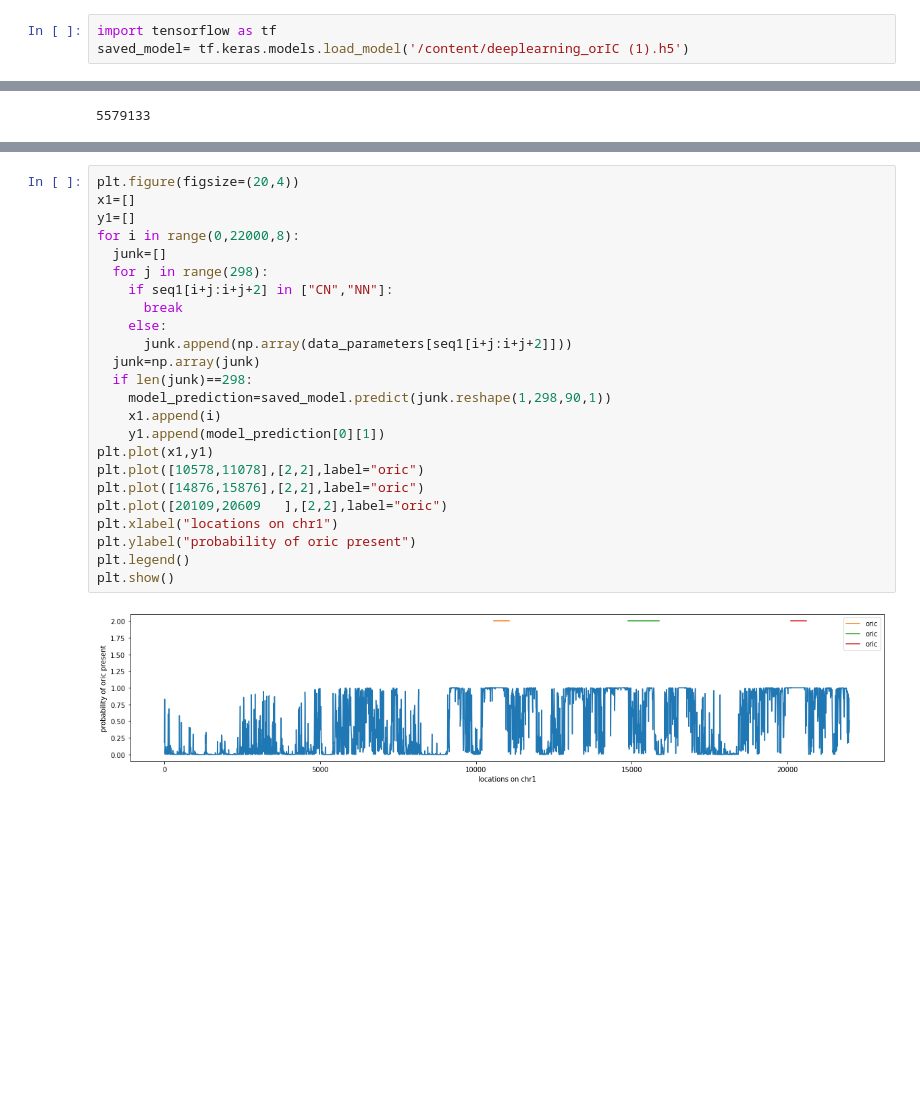
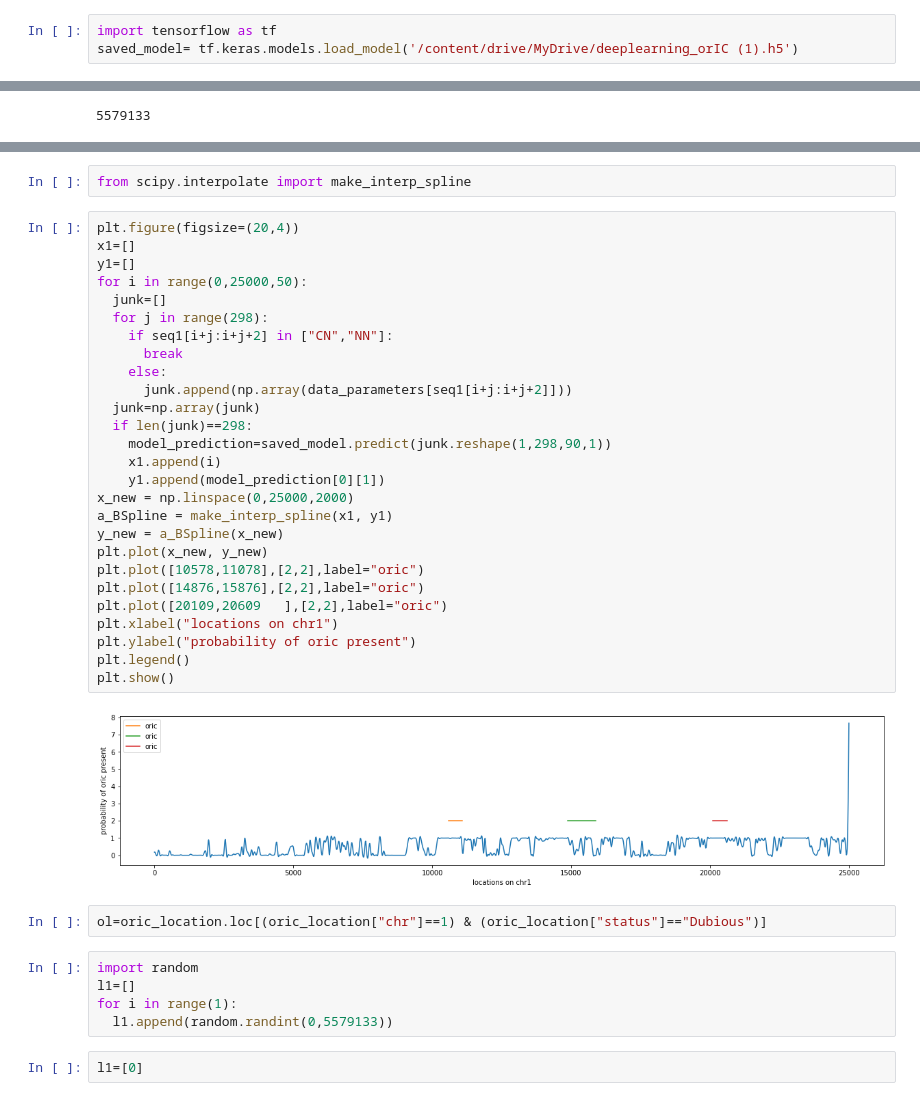
Before and after one commit to Dinesh-Adhithya-H/Bioinformatics, a Jupyter notebook: Model_Application_on_S_pombe.ipynb, the cells around one changed output, grey strips where cells are left out. Cells and saved outputs as stored; diff of their text form; blank space fills up the shorter version.

```diff
--- a/Model_Application_on_S_pombe.ipynb
+++ b/Model_Application_on_S_pombe.ipynb
@@ -193,6 +198,6 @@ array([[[[ 0.57],
 # %%
 import tensorflow as tf
-saved_model= tf.keras.models.load_model('/content/deeplearning_orIC (1).h5')
+saved_model= tf.keras.models.load_model('/content/drive/MyDrive/deeplearning_orIC (1).h5')
 # %%
 saved_model.summary()
 # %% [output]
@@ -304,26 +313,40 @@ oric_location.loc[oric_location["chr"]==1].iloc[:10]
+# %%
+from scipy.interpolate import make_interp_spline
 # %%
 plt.figure(figsize=(20,4))
 x1=[]
 y1=[]
-for i in range(0,22000,8):
+for i in range(0,25000,50):
   junk=[]
   for j in range(298):
     if seq1[i+j:i+j+2] in ["CN","NN"]:
       break
     else:
       junk.append(np.array(data_parameters[seq1[i+j:i+j+2]]))
   junk=np.array(junk)
   if len(junk)==298:
     model_prediction=saved_model.predict(junk.reshape(1,298,90,1))
     x1.append(i)
     y1.append(model_prediction[0][1])
-plt.plot(x1,y1)
+x_new = np.linspace(0,25000,2000)
+a_BSpline = make_interp_spline(x1, y1)
+y_new = a_BSpline(x_new)
+plt.plot(x_new, y_new)
 plt.plot([10578,11078],[2,2],label="oric")
 plt.plot([14876,15876],[2,2],label="oric")
 plt.plot([20109,20609	],[2,2],label="oric")
 plt.xlabel("locations on chr1")
 plt.ylabel("probability of oric present")
 plt.legend()
 plt.show()
 # %% [output]
-[figure, old version]
+[figure, new version]
+# %%
+ol=oric_location.loc[(oric_location["chr"]==1) & (oric_location["status"]=="Dubious")]
+# %%
+import random
+l1=[]
+for i in range(1):
+  l1.append(random.randint(0,5579133))
+# %%
+l1=[0]
```
Also changed, not shown: parts of 11 cells of this notebook.
